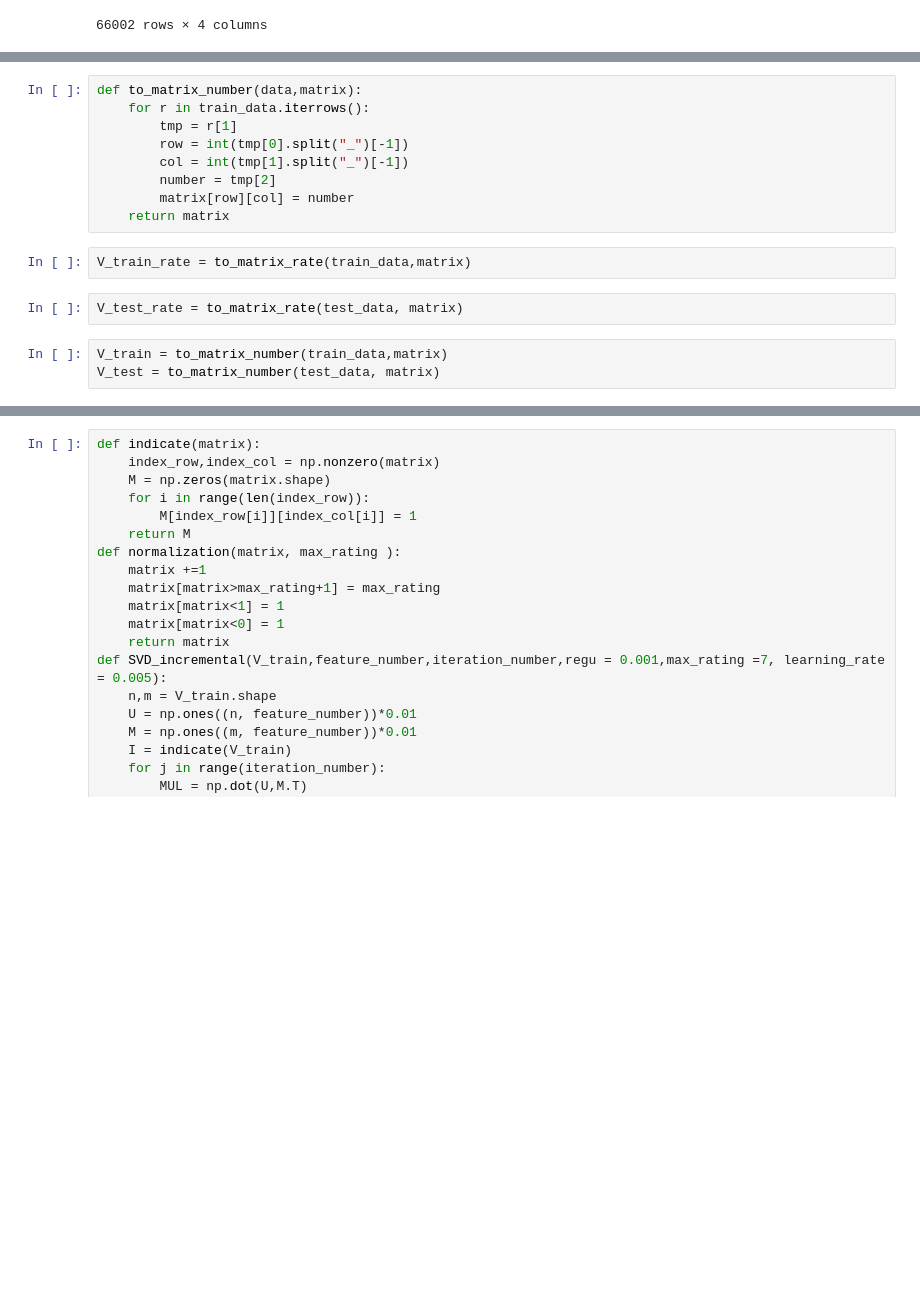
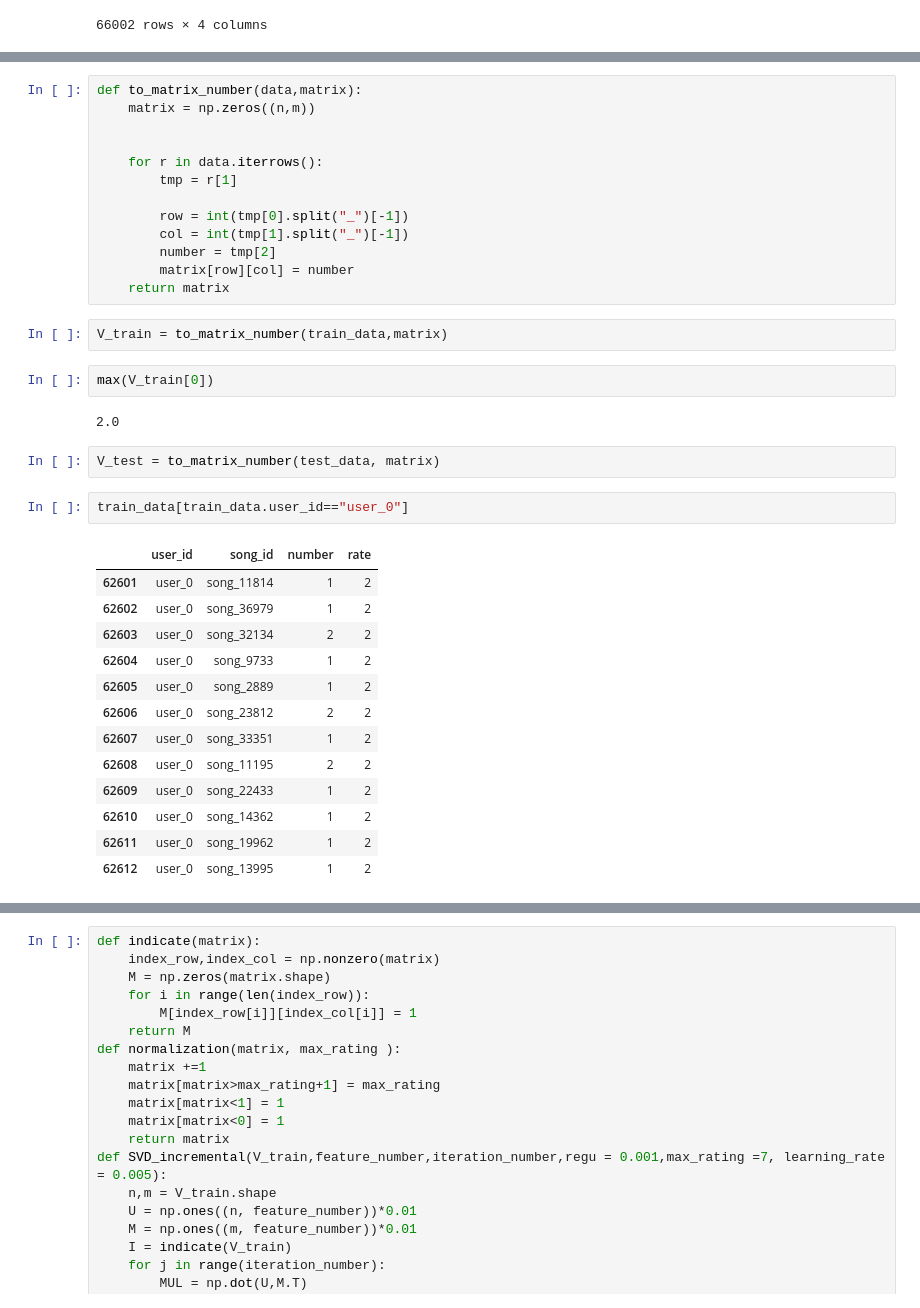
Before and after one commit to ALLENWAN1/recommendation_system, a Jupyter notebook: SVD.ipynb, the cells around one changed output, grey strips where cells are left out. Saved outputs shown, nothing was run; the diff lists cells and outputs as text; blank space fills up the shorter version.

```diff
--- a/SVD.ipynb
+++ b/SVD.ipynb
@@ -90,17 +93,38 @@ def to_matrix_rate(data,matrix):
     return matrix
 # %%
 def to_matrix_number(data,matrix):
-    for r in train_data.iterrows():
+    matrix = np.zeros((n,m))
+
+
+    for r in data.iterrows():
         tmp = r[1]
+
         row = int(tmp[0].split("_")[-1])
         col = int(tmp[1].split("_")[-1])
         number = tmp[2]
         matrix[row][col] = number
     return matrix
 # %%
-V_train_rate = to_matrix_rate(train_data,matrix)
+V_train = to_matrix_number(train_data,matrix)
+# %%
+max(V_train[0])
+# %% [output]
+2.0
 # %%
-V_test_rate = to_matrix_rate(test_data, matrix)
+V_test = to_matrix_number(test_data, matrix)
-# %%
-V_train = to_matrix_number(train_data,matrix)
-V_test = to_matrix_number(test_data, matrix)
+# %%
+train_data[train_data.user_id=="user_0"]
+# %% [output]
+|  | user_id | song_id | number | rate |
+| 62601 | user_0 | song_11814 | 1 | 2 |
+| 62602 | user_0 | song_36979 | 1 | 2 |
+| 62603 | user_0 | song_32134 | 2 | 2 |
+| 62604 | user_0 | song_9733 | 1 | 2 |
+| 62605 | user_0 | song_2889 | 1 | 2 |
+| 62606 | user_0 | song_23812 | 2 | 2 |
+| 62607 | user_0 | song_33351 | 1 | 2 |
+| 62608 | user_0 | song_11195 | 2 | 2 |
+| 62609 | user_0 | song_22433 | 1 | 2 |
+| 62610 | user_0 | song_14362 | 1 | 2 |
+| 62611 | user_0 | song_19962 | 1 | 2 |
+| 62612 | user_0 | song_13995 | 1 | 2 |
```
Also changed, not shown: parts of 11 cells of this notebook.
